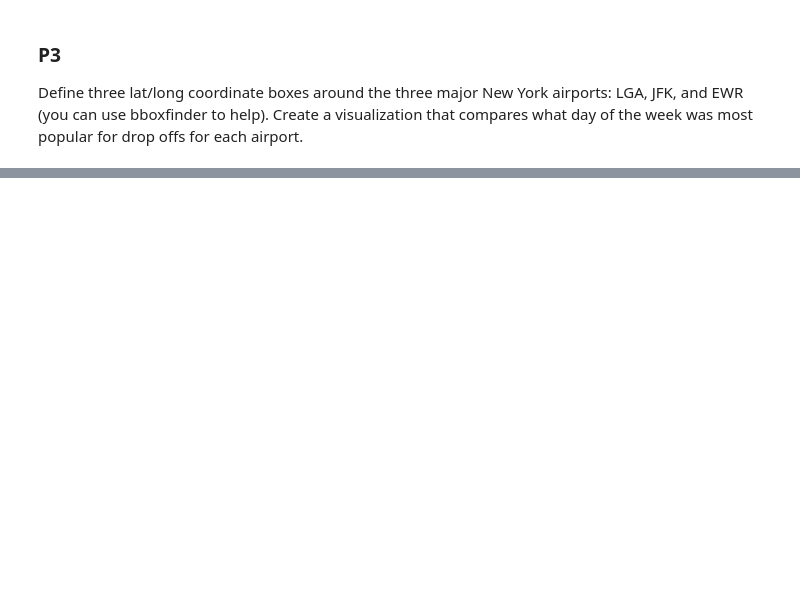
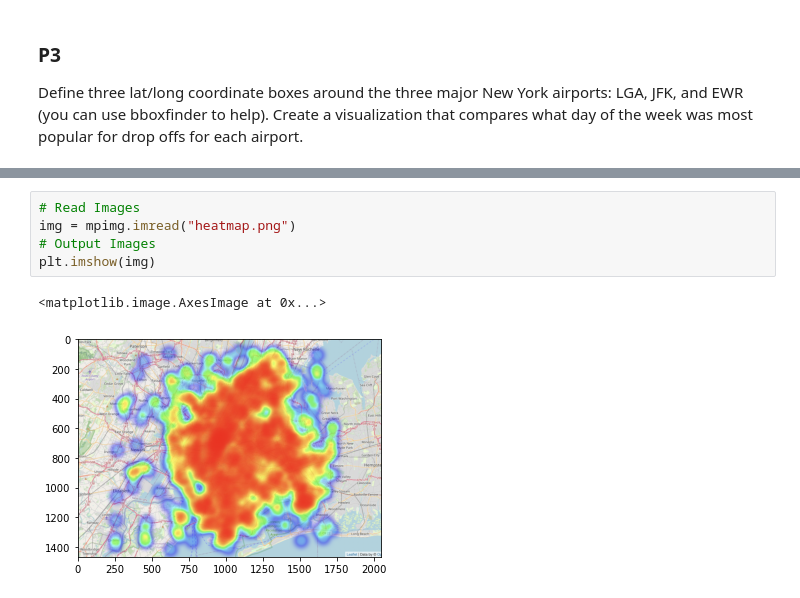
Before and after one commit to NicoleLi822/Final-Project, a Jupyter notebook: Final Project.ipynb, the cells around one changed output, grey strips where cells are left out. Cells and saved outputs as stored; diff of their text form; blank space fills up the shorter version.

```diff
--- a/Final Project.ipynb
+++ b/Final Project.ipynb
@@ -792,0 +1181,8 @@ sns.barplot(data=JFK, x="WeekNumber", y="trips")
+# %%
+# Read Images
+img = mpimg.imread("heatmap.png")
+# Output Images
+plt.imshow(img)
+# %% [output]
+<matplotlib.image.AxesImage at 0x...>
+[figure, added]
```
Also changed, not shown: parts of 99 cells of this notebook, 17 other files.
